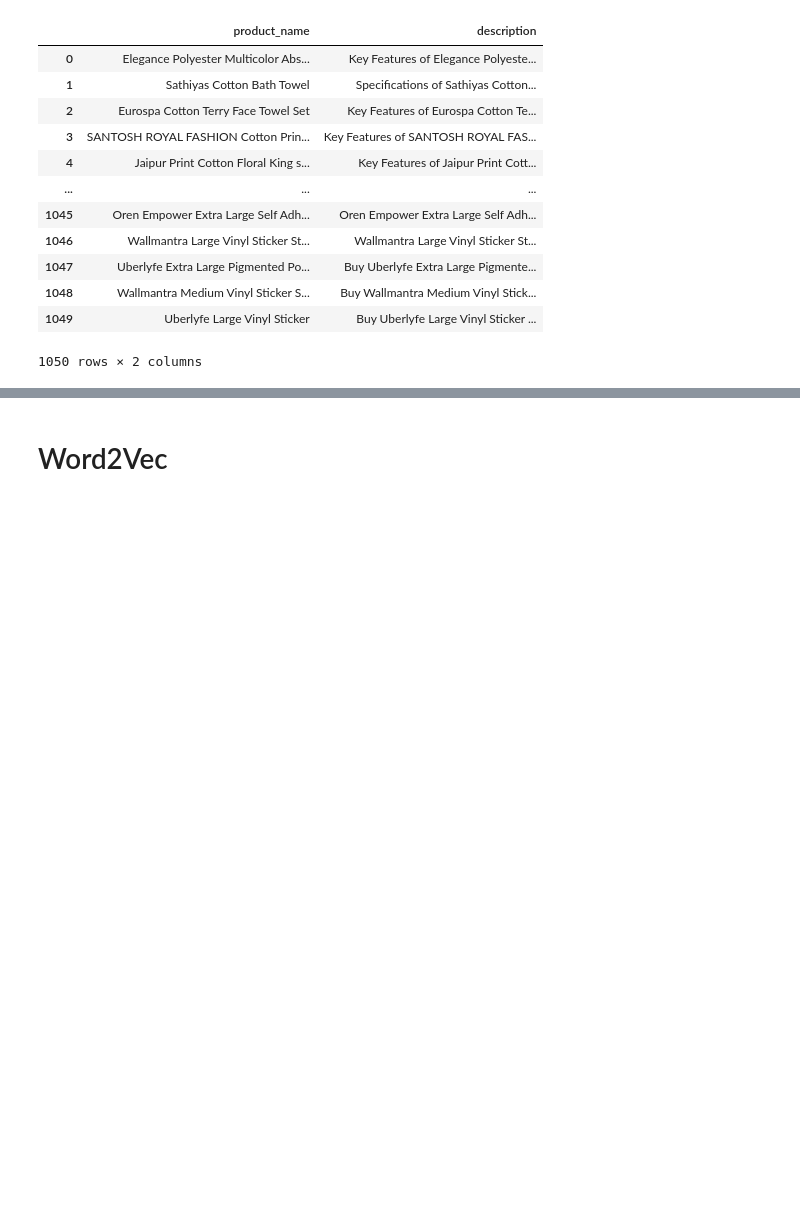
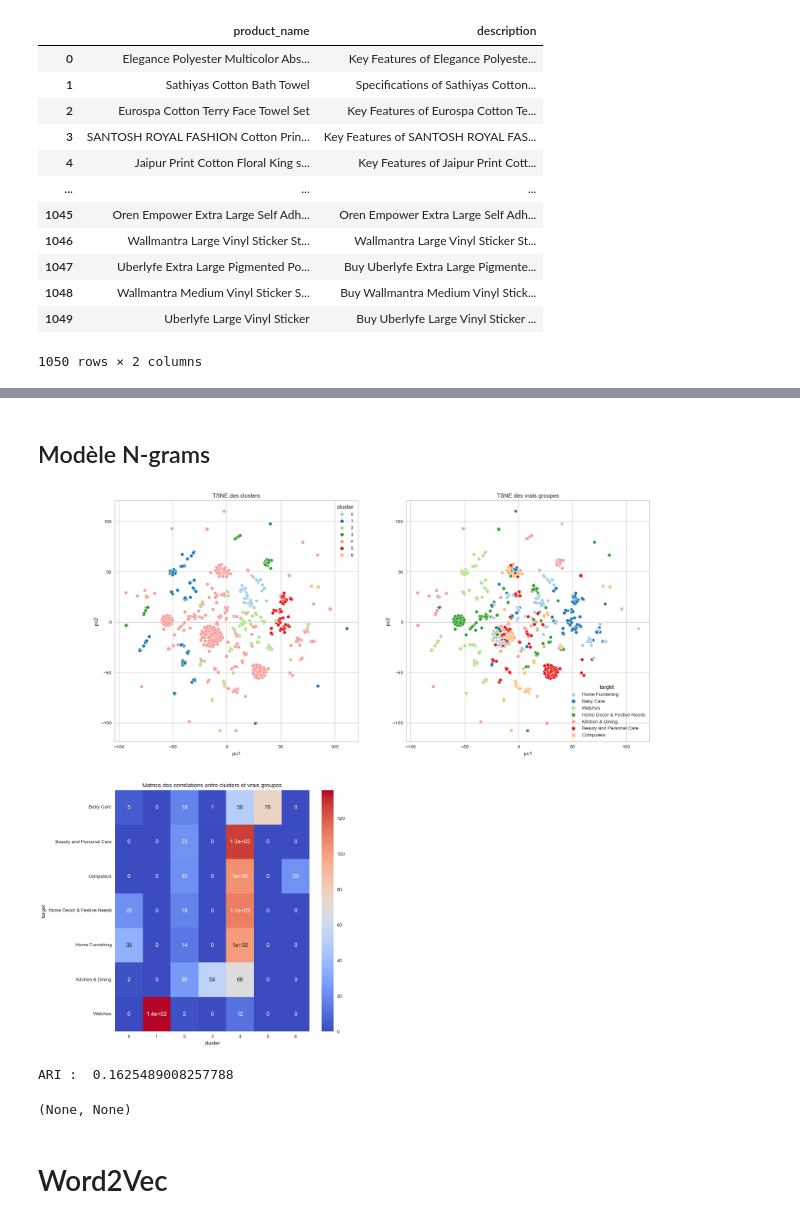
Before and after one commit to ArhurK/P6_NLP_Vison_OC, a Jupyter notebook: P6_Classifiez automatiquement des biens de consommation.ipynb, the cells around one changed output, grey strips where cells are left out. Drawn from its saved outputs; the diff is of its cells as text; code cells hidden in the pictures; blank space fills up the shorter version.

```diff
--- a/P6_Classifiez automatiquement des biens de consommation.ipynb
+++ b/P6_Classifiez automatiquement des biens de consommation.ipynb
@@ -679,6 +736,8 @@ from sklearn.metrics import adjusted_rand_score
 # %%
-vectorizer = TfidfVectorizer() # Tfidf
-counter = CountVectorizer(ngram_range = (1,2)) # N-grams, ici 1,2 soit unigramme et bigrammes
+# Tfidf
+vectorizer = TfidfVectorizer(ngram_range = (1,2), stop_words = new_stops, max_df = 0.95, min_df = 0.05)
+# N-grams
+counter = CountVectorizer(ngram_range = (1,2),stop_words = new_stops, max_df = 0.95, min_df = 0.05)
 
 # Exemple de code de la documentation de scikit-learn
 corpus = [
@@ -705,6 +769,5 @@ print(
 # %%
 # Sur nos données
-vectorizer = TfidfVectorizer()
-X = vectorizer.fit_transform(df['description_clean'])
+X = vectorizer.fit_transform(feature)
 vectorizer.get_feature_names_out()
 # %% [output]
@@ -721,2 +870,12 @@ X
+# %% [markdown]
+## Modèle N-grams
+# %%
+X = counter.fit_transform(feature)
+#vectorizer.get_feature_names_out()
+ARI_viz(X)
+# %% [output]
+[figure, added]
+ARI :  0.1625489008257788
+(None, None)
 # %% [markdown]
 # Word2Vec
```
Also changed, not shown: parts of 84 cells of this notebook.
